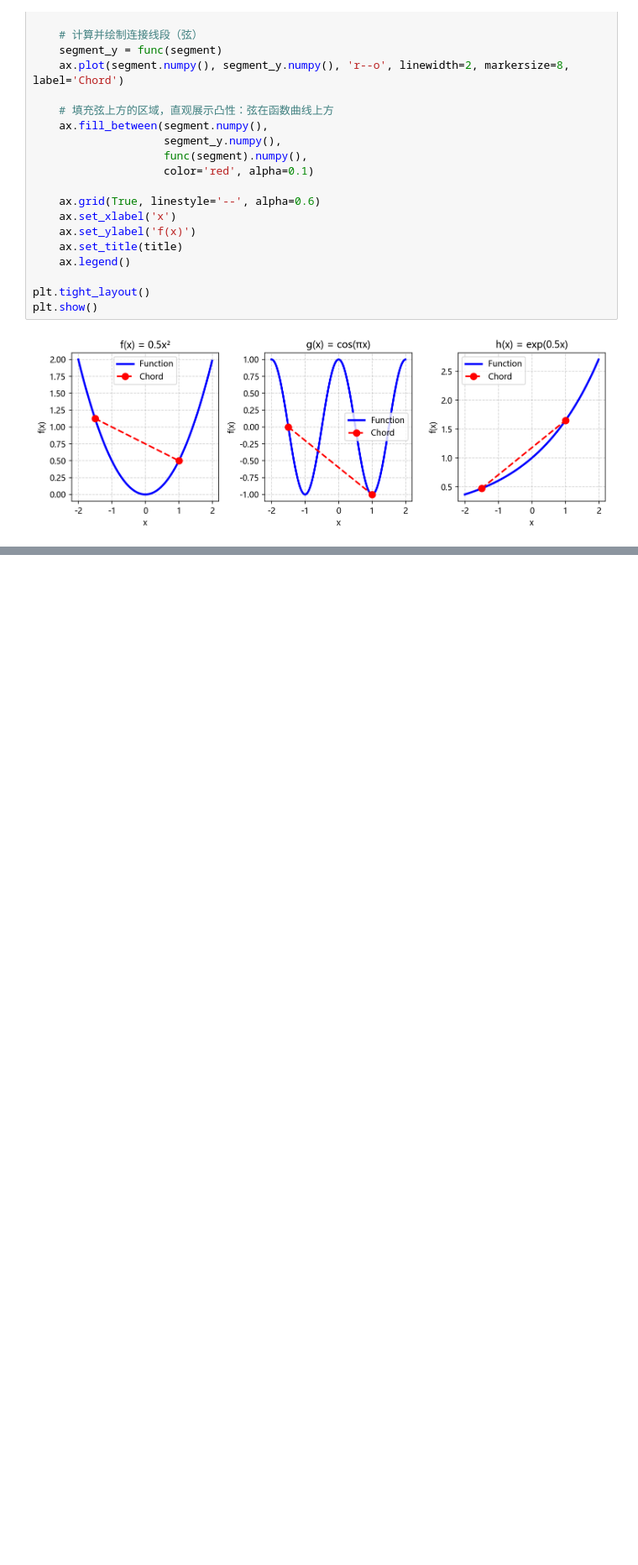
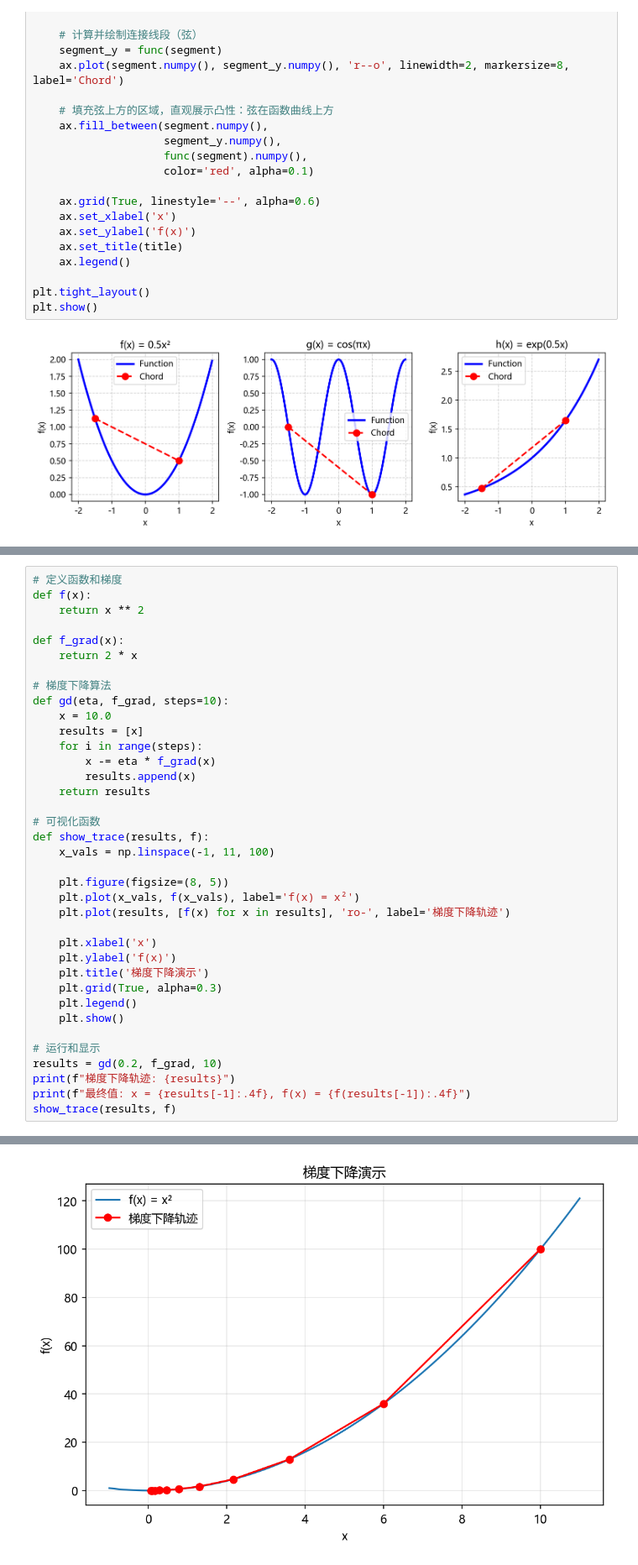
Before and after one commit to XSJWF/DLL, a Jupyter notebook: notebooks/DL_10.ipynb, the cells around one changed output, grey strips where cells are left out. Shown: that part at 84% size. Cells and saved outputs as stored; diff of their text form; blank space fills up the shorter version.

```diff
--- a/notebooks/DL_10.ipynb
+++ b/notebooks/DL_10.ipynb
@@ -185,0 +191,38 @@ plt.show()
+# %%
+# 定义函数和梯度
+def f(x):
+    return x ** 2
+
+def f_grad(x):
+    return 2 * x
+
+# 梯度下降算法
+def gd(eta, f_grad, steps=10):
+    x = 10.0
+    results = [x]
+    for i in range(steps):
+        x -= eta * f_grad(x)
+        results.append(x)
+    return results
+
+# 可视化函数
+def show_trace(results, f):
+    x_vals = np.linspace(-1, 11, 100)
+
+    plt.figure(figsize=(8, 5))
+    plt.plot(x_vals, f(x_vals), label='f(x) = x²')
+    plt.plot(results, [f(x) for x in results], 'ro-', label='梯度下降轨迹')
+
+    plt.xlabel('x')
+    plt.ylabel('f(x)')
+    plt.title('梯度下降演示')
+    plt.grid(True, alpha=0.3)
+    plt.legend()
+    plt.show()
+
+# 运行和显示
+results = gd(0.2, f_grad, 10)
+print(f"梯度下降轨迹: {results}")
+print(f"最终值: x = {results[-1]:.4f}, f(x) = {f(results[-1]):.4f}")
+show_trace(results, f)
+# %% [output]
@@ -185,0 +231 @@ plt.show()
+[figure, added]
```
Also changed, not shown: parts of 8 cells of this notebook, 1 other file.
